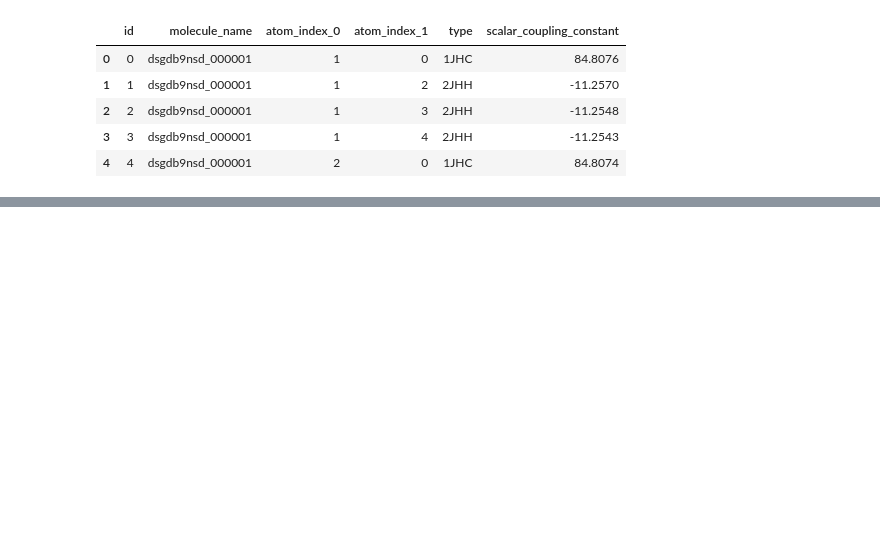
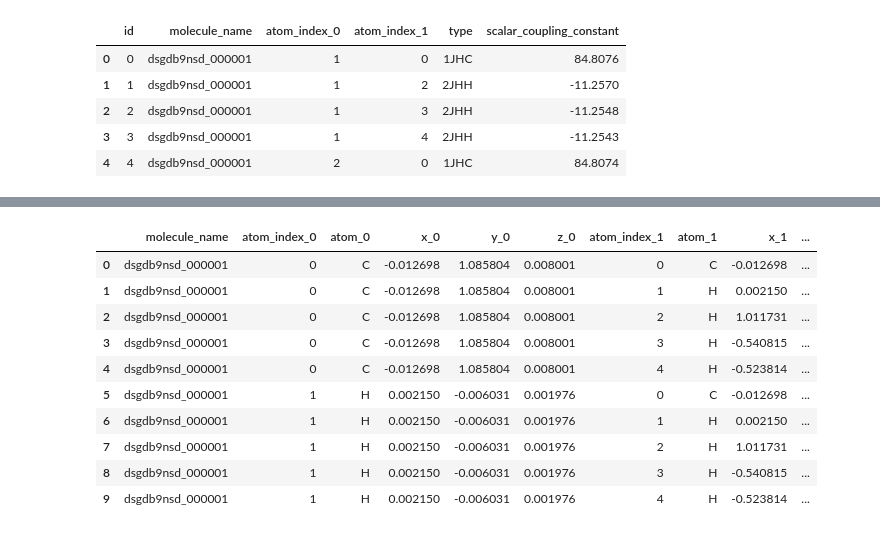
Before and after one commit to ykskks/Kaggle-Predicting-Molecular-Properties, a Jupyter notebook: notebooks/test.ipynb, the cells around one changed output, grey strips where cells are left out. Saved outputs shown, nothing was run; the diff lists cells and outputs as text; code cells hidden in the pictures; blank space fills up the shorter version.

```diff
--- a/notebooks/test.ipynb
+++ b/notebooks/test.ipynb
@@ -39,5 +6,6 @@ oof.head()
 # %%
-train = feather.read_dataframe('../data/input/train.feather')
+train = feather.read_dataframe('../data/input/train.feather').head(1000)
+structures = feather.read_dataframe("../data/input/structures.feather")
 # %%
 train.head()
 # %% [output]
@@ -90,0 +27,16 @@ sns.countplot(train['type'])
+# %%
+df_distance = structures.merge(structures, on='molecule_name', how='left', suffixes=['_0', '_1'])
+# %%
+df_distance.head(10)
+# %% [output]
+|  | molecule_name | atom_index_0 | atom_0 | x_0 | y_0 | z_0 | atom_index_1 | atom_1 | x_1 | ... |
+| 0 | dsgdb9nsd_000001 | 0 | C | -0.012698 | 1.085804 | 0.008001 | 0 | C | -0.012698 | ... |
+| 1 | dsgdb9nsd_000001 | 0 | C | -0.012698 | 1.085804 | 0.008001 | 1 | H | 0.002150 | ... |
+| 2 | dsgdb9nsd_000001 | 0 | C | -0.012698 | 1.085804 | 0.008001 | 2 | H | 1.011731 | ... |
+| 3 | dsgdb9nsd_000001 | 0 | C | -0.012698 | 1.085804 | 0.008001 | 3 | H | -0.540815 | ... |
+| 4 | dsgdb9nsd_000001 | 0 | C | -0.012698 | 1.085804 | 0.008001 | 4 | H | -0.523814 | ... |
+| 5 | dsgdb9nsd_000001 | 1 | H | 0.002150 | -0.006031 | 0.001976 | 0 | C | -0.012698 | ... |
+| 6 | dsgdb9nsd_000001 | 1 | H | 0.002150 | -0.006031 | 0.001976 | 1 | H | 0.002150 | ... |
+| 7 | dsgdb9nsd_000001 | 1 | H | 0.002150 | -0.006031 | 0.001976 | 2 | H | 1.011731 | ... |
+| 8 | dsgdb9nsd_000001 | 1 | H | 0.002150 | -0.006031 | 0.001976 | 3 | H | -0.540815 | ... |
+| 9 | dsgdb9nsd_000001 | 1 | H | 0.002150 | -0.006031 | 0.001976 | 4 | H | -0.523814 | ... |
```
Also changed, not shown: parts of 28 cells of this notebook.
